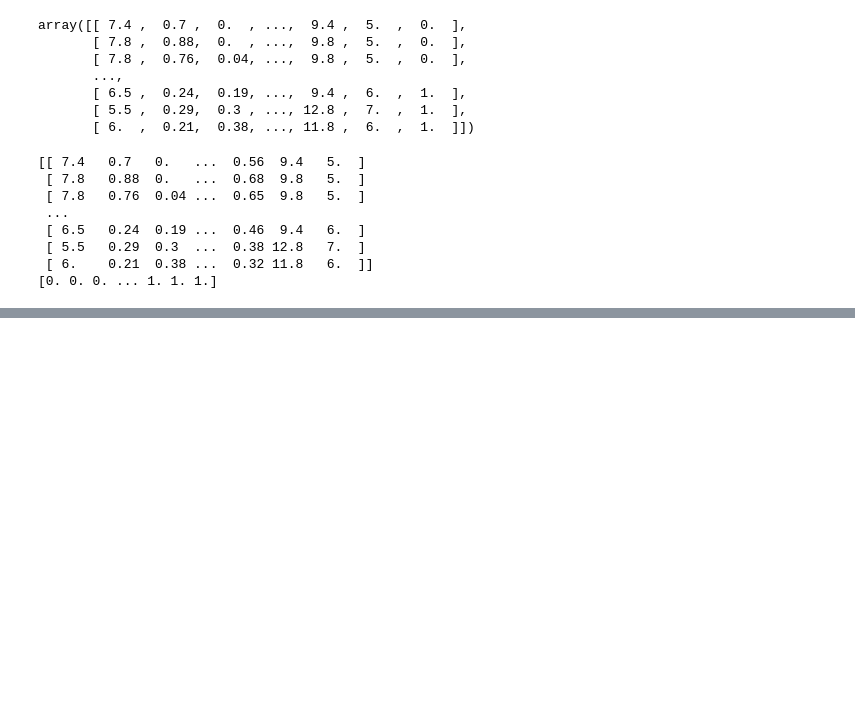
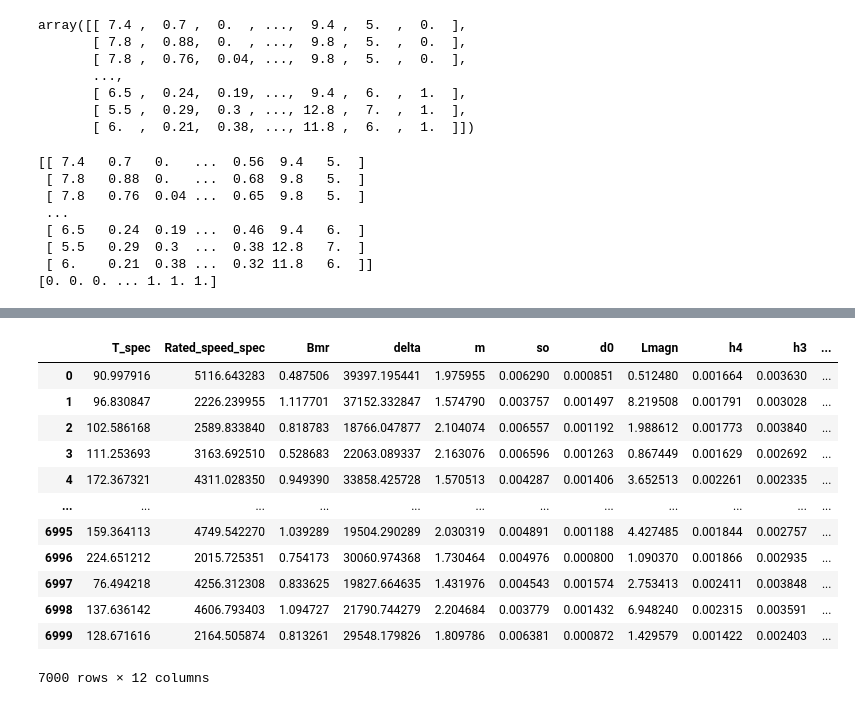
Before and after one commit to welcomeglory/Python, a Jupyter notebook: 07_31.ipynb, the cells around one changed output, grey strips where cells are left out. Saved outputs shown, nothing was run; the diff lists cells and outputs as text; code cells hidden in the pictures; blank space fills up the shorter version.

```diff
--- a/07_31.ipynb
+++ b/07_31.ipynb
@@ -126,0 +247,19 @@ wine_df
+# %%
+path = "/content/drive/MyDrive/세종교육/Dataset_SPM_demagnetization.csv"
+df = pd.read_csv(path)
+# %%
+df
+# %% [output]
+|  | T_spec | Rated_speed_spec | Bmr | delta | m | so | d0 | Lmagn | h4 | h3 | ... |
+| 0 | 90.997916 | 5116.643283 | 0.487506 | 39397.195441 | 1.975955 | 0.006290 | 0.000851 | 0.512480 | 0.001664 | 0.003630 | ... |
+| 1 | 96.830847 | 2226.239955 | 1.117701 | 37152.332847 | 1.574790 | 0.003757 | 0.001497 | 8.219508 | 0.001791 | 0.003028 | ... |
+| 2 | 102.586168 | 2589.833840 | 0.818783 | 18766.047877 | 2.104074 | 0.006557 | 0.001192 | 1.988612 | 0.001773 | 0.003840 | ... |
+| 3 | 111.253693 | 3163.692510 | 0.528683 | 22063.089337 | 2.163076 | 0.006596 | 0.001263 | 0.867449 | 0.001629 | 0.002692 | ... |
+| 4 | 172.367321 | 4311.028350 | 0.949390 | 33858.425728 | 1.570513 | 0.004287 | 0.001406 | 3.652513 | 0.002261 | 0.002335 | ... |
+| ... | ... | ... | ... | ... | ... | ... | ... | ... | ... | ... | ... |
+| 6995 | 159.364113 | 4749.542270 | 1.039289 | 19504.290289 | 2.030319 | 0.004891 | 0.001188 | 4.427485 | 0.001844 | 0.002757 | ... |
+| 6996 | 224.651212 | 2015.725351 | 0.754173 | 30060.974368 | 1.730464 | 0.004976 | 0.000800 | 1.090370 | 0.001866 | 0.002935 | ... |
+| 6997 | 76.494218 | 4256.312308 | 0.833625 | 19827.664635 | 1.431976 | 0.004543 | 0.001574 | 2.753413 | 0.002411 | 0.003848 | ... |
+| 6998 | 137.636142 | 4606.793403 | 1.094727 | 21790.744279 | 2.204684 | 0.003779 | 0.001432 | 6.948240 | 0.002315 | 0.003591 | ... |
+| 6999 | 128.671616 | 2164.505874 | 0.813261 | 29548.179826 | 1.809786 | 0.006381 | 0.000872 | 1.429579 | 0.001422 | 0.002403 | ... |
+7000 rows × 12 columns
```
Also changed, not shown: parts of 25 cells of this notebook.
